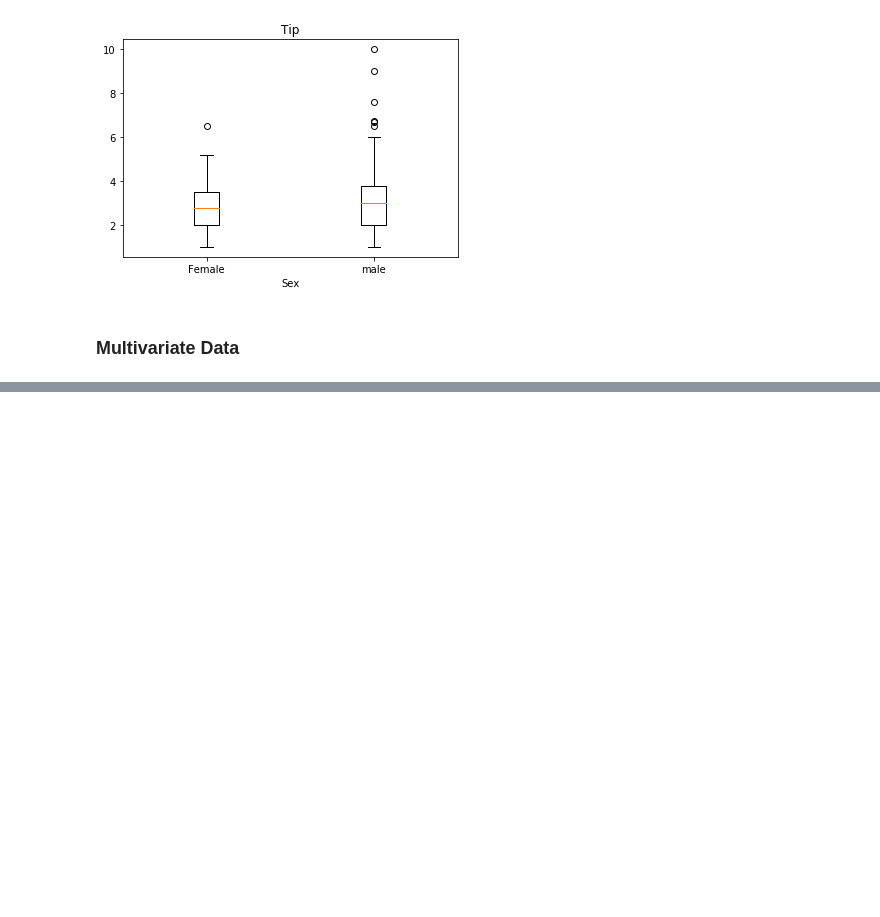
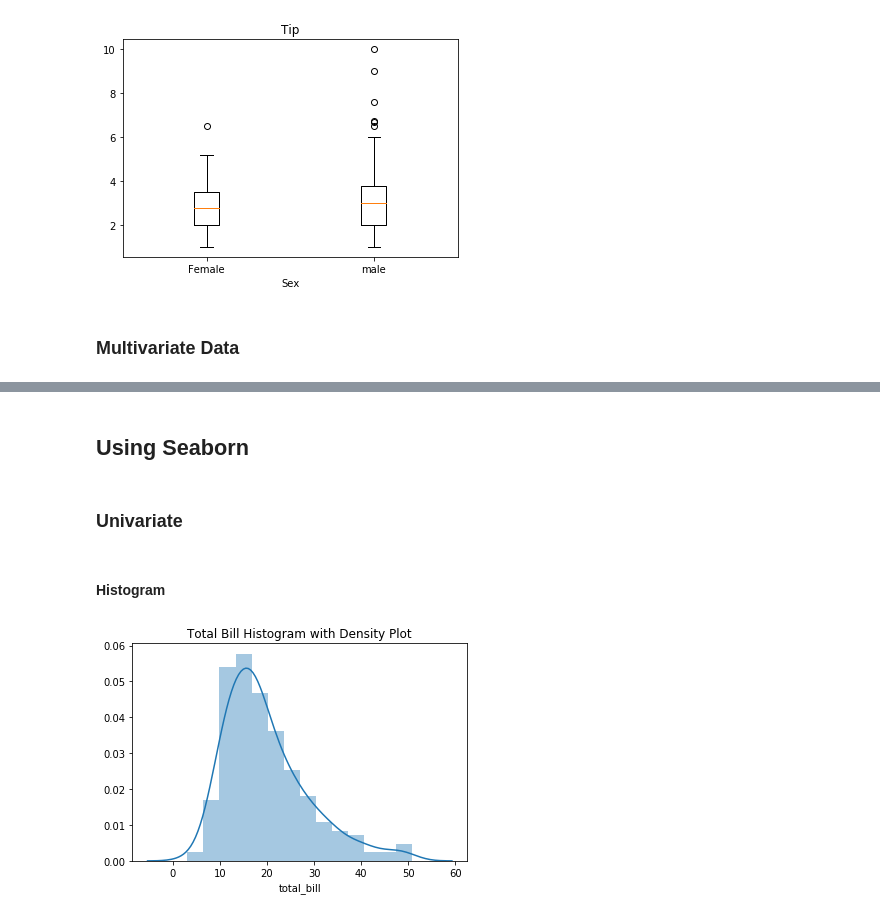
Before and after one commit to DeepikaSampangi/python_ds_pkgs, a Jupyter notebook: Pandas/Pandas - Plotting.ipynb, the cells around one changed output, grey strips where cells are left out. Saved outputs shown, nothing was run; the diff lists cells and outputs as text; code cells hidden in the pictures; blank space fills up the shorter version.

```diff
--- a/Pandas/Pandas - Plotting.ipynb
+++ b/Pandas/Pandas - Plotting.ipynb
@@ -170,0 +170,16 @@ AttributeError: 'AxesSubplot' object has no attribute 'set_ylable'
+# %% [markdown]
+## Using Seaborn
+# %% [markdown]
+### Univariate
+# %% [markdown]
+#### Histogram
+# %%
+hist, ax = plt.subplots()
+
+ax = sns.distplot(tips['total_bill'])
+
+ax.set_title('Total Bill Histogram with Density Plot')
+
+plt.show()
+# %% [output]
+[figure, added]
```
Also changed, not shown: parts of 7 cells of this notebook, 1 other file.
